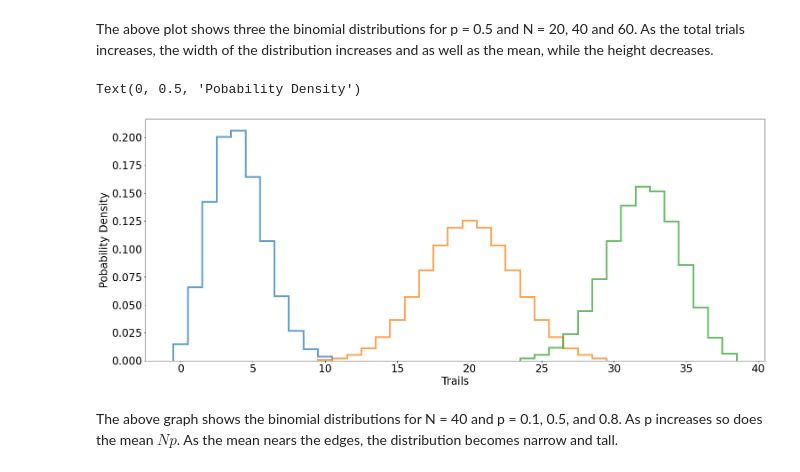
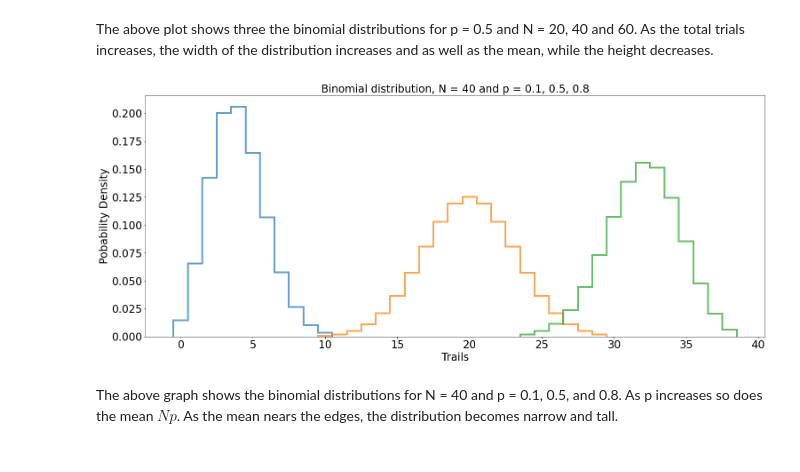
Before and after one commit to cmerrill11/Phys-434, a Jupyter notebook: Lab1.ipynb, the cells around one changed output. Cells and saved outputs as stored; diff of their text form; code cells hidden in the pictures.

```diff
--- a/Lab1.ipynb
+++ b/Lab1.ipynb
@@ -183,22 +190,22 @@ The above plot shows three the binomial distributions for p = 0.5 and N = 20, 40
 # %%
 plt.rcParams["figure.figsize"] = (25,10)
 fig, ax = plt.subplots(1, 1)
 ax.tick_params(labelsize = 24)
 
 
 n = 40
 p = [0.1,0.5, 0.8]
 for i in p:
     x = np.arange(stats.binom.ppf(0.001, n, i),
                   stats.binom.ppf(0.999, n, i))
     edges = np.arange(x[0]-0.5, x[-1]+1.5, 1)
 
     ax.stairs(stats.binom.pmf(x, n, i), edges, linewidth = 4, alpha = 0.7)
 plt.xlabel("Trails", fontsize = 24)
 plt.ylabel("Pobability Density", fontsize = 24)
+plt.title("Binomial distribution, N = 40 and p = 0.1, 0.5, 0.8", fontsize = 24);
 # %% [output]
-Text(0, 0.5, 'Pobability Density')
-[figure, old version]
+[figure, new version]
 # %% [markdown]
 The above graph shows the binomial distributions for N = 40 and p = 0.1, 0.5, and 0.8. As p increases so does the mean $Np$. As the mean nears the edges, the distribution becomes narrow and tall.
 # %% [markdown]
```
Also changed, not shown: parts of 11 cells of this notebook.
